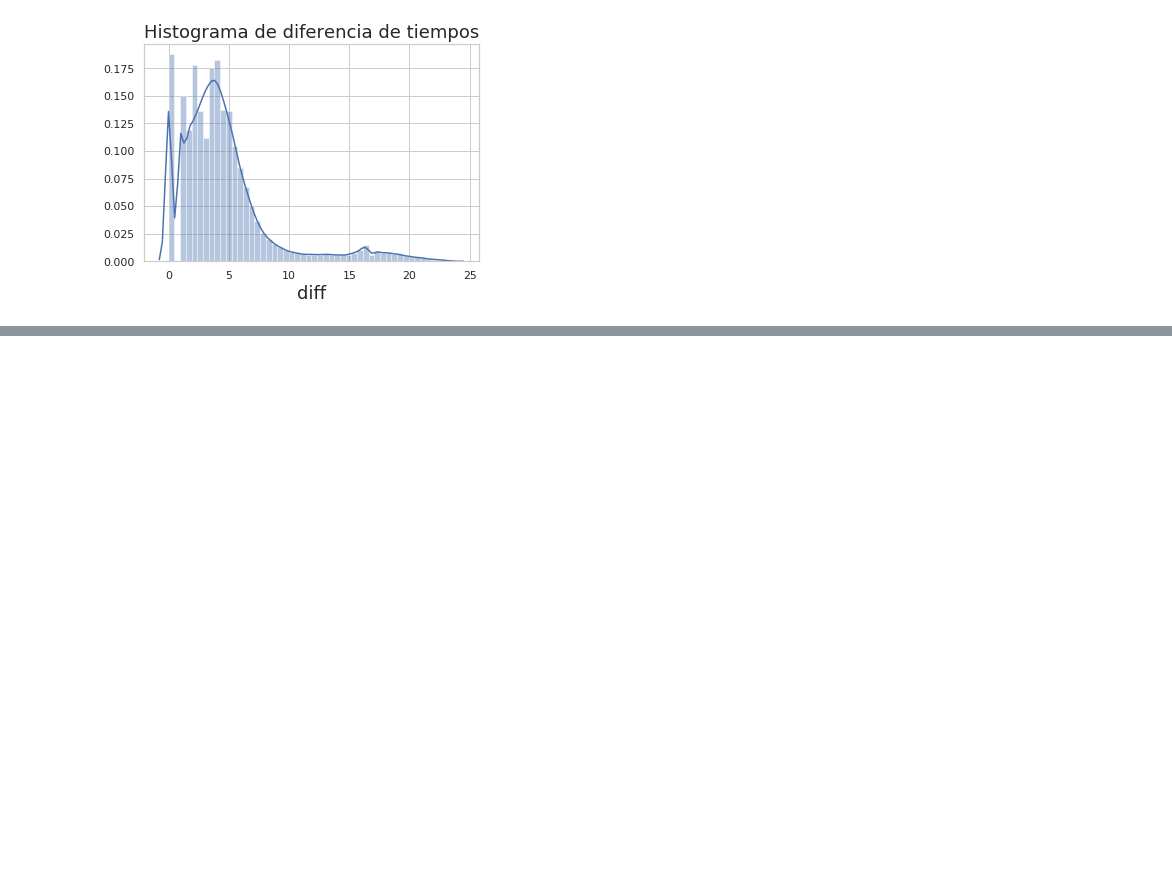
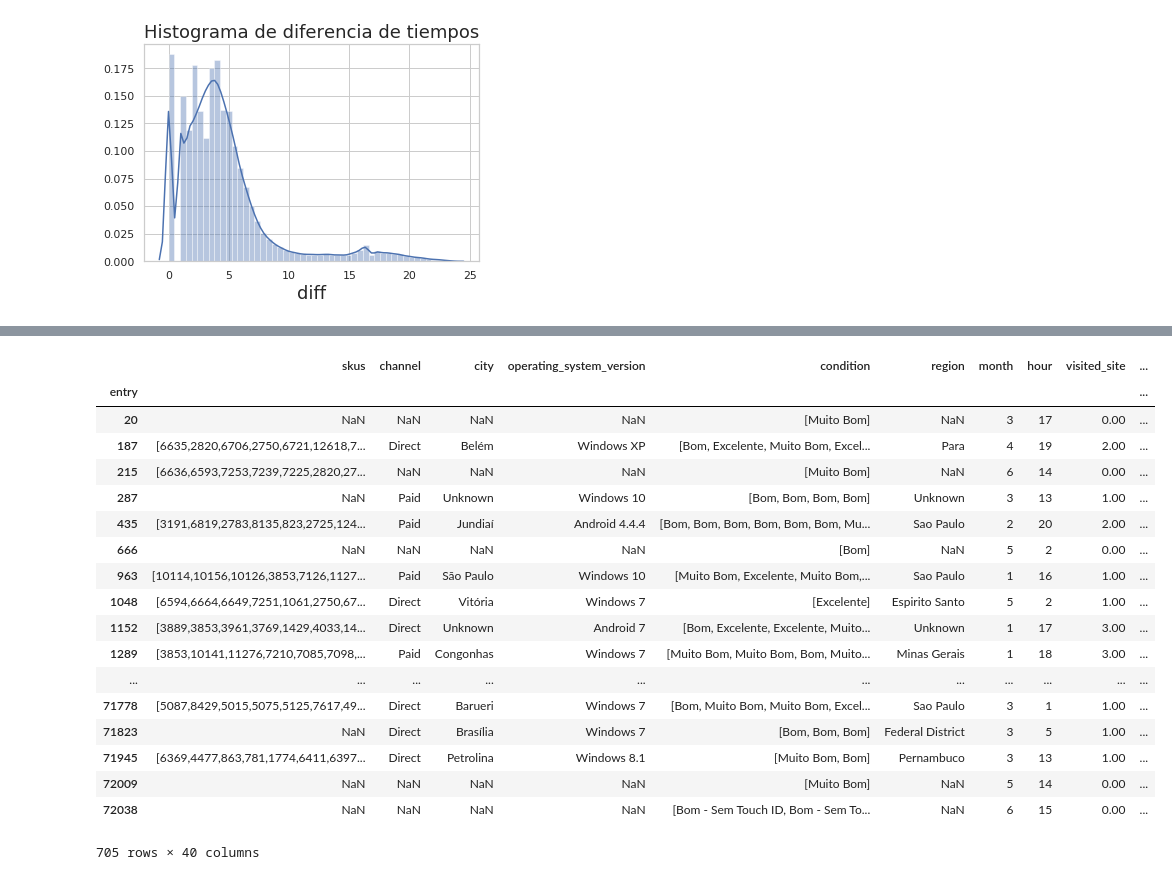
Before and after one commit to MartinCohen98/OrganizacionDeDatosTP1, a Jupyter notebook: notebook_tp.ipynb, the cells around one changed output, grey strips where cells are left out. Saved outputs shown, nothing was run; the diff lists cells and outputs as text; code cells hidden in the pictures; blank space fills up the shorter version.

Commit message:
dataframe con retencion entrydf

```diff
--- a/notebook_tp.ipynb
+++ b/notebook_tp.ipynb
@@ -327,0 +410,36 @@ ad_campaign_hit_df['url'].value_counts()
+# %%
+def ya_compro(df):
+    lista = []
+    for i in range(1, len(df.index)):
+        lista[i] = (df['conversion'][i] > 0)
+    for i in range(1, len(df.index)):
+        lista[i] = (lista[i-1]) & (not df['newperson'][i])
+    return lista
+
+entrydf['already_buyed'] = (entrydf['conversion'] > 0)
+entrydf['already_buyed'] = entrydf.groupby('person')['already_buyed'].cumsum()
+entrydf['already_buyed'] = (entrydf['already_buyed'] > 0) & (entrydf['already_buyed'].shift(1) > 0)
+entrydf['first_convertion'] = ((entrydf['retention'] == 'conversion') | (entrydf['retention'] == 'multiple_conversions')) & (entrydf['already_buyed'] == False)
+
+entrydf.loc[entrydf['person'] == '00204059']
+entrydf.loc[(entrydf['first_convertion'] == True)]
+# %% [output]
+|  | skus | channel | city | operating_system_version | condition | region | month | hour | visited_site | ... |
+| entry |  |  |  |  |  |  |  |  |  | ... |
+| 20 | NaN | NaN | NaN | NaN | [Muito Bom] | NaN | 3 | 17 | 0.00 | ... |
+| 187 | [6635,2820,6706,2750,6721,12618,7... | Direct | Belém | Windows XP | [Bom, Excelente, Muito Bom, Excel... | Para | 4 | 19 | 2.00 | ... |
+| 215 | [6636,6593,7253,7239,7225,2820,27... | NaN | NaN | NaN | [Muito Bom] | NaN | 6 | 14 | 0.00 | ... |
+| 287 | NaN | Paid | Unknown | Windows 10 | [Bom, Bom, Bom, Bom] | Unknown | 3 | 13 | 1.00 | ... |
+| 435 | [3191,6819,2783,8135,823,2725,124... | Paid | Jundiaí | Android 4.4.4 | [Bom, Bom, Bom, Bom, Bom, Bom, Mu... | Sao Paulo | 2 | 20 | 2.00 | ... |
+| 666 | NaN | NaN | NaN | NaN | [Bom] | NaN | 5 | 2 | 0.00 | ... |
+| 963 | [10114,10156,10126,3853,7126,1127... | Paid | São Paulo | Windows 10 | [Muito Bom, Excelente, Muito Bom,... | Sao Paulo | 1 | 16 | 1.00 | ... |
+| 1048 | [6594,6664,6649,7251,1061,2750,67... | Direct | Vitória | Windows 7 | [Excelente] | Espirito Santo | 5 | 2 | 1.00 | ... |
+| 1152 | [3889,3853,3961,3769,1429,4033,14... | Direct | Unknown | Android 7 | [Bom, Excelente, Excelente, Muito... | Unknown | 1 | 17 | 3.00 | ... |
+| 1289 | [3853,10141,11276,7210,7085,7098,... | Paid | Congonhas | Windows 7 | [Muito Bom, Muito Bom, Bom, Muito... | Minas Gerais | 1 | 18 | 3.00 | ... |
+| ... | ... | ... | ... | ... | ... | ... | ... | ... | ... | ... |
+| 71778 | [5087,8429,5015,5075,5125,7617,49... | Direct | Barueri | Windows 7 | [Bom, Muito Bom, Muito Bom, Excel... | Sao Paulo | 3 | 1 | 1.00 | ... |
+| 71823 | NaN | Direct | Brasília | Windows 7 | [Bom, Bom, Bom] | Federal District | 3 | 5 | 1.00 | ... |
+| 71945 | [6369,4477,863,781,1774,6411,6397... | Direct | Petrolina | Windows 8.1 | [Muito Bom, Bom] | Pernambuco | 3 | 13 | 1.00 | ... |
+| 72009 | NaN | NaN | NaN | NaN | [Muito Bom] | NaN | 5 | 14 | 0.00 | ... |
+| 72038 | NaN | NaN | NaN | NaN | [Bom - Sem Touch ID, Bom - Sem To... | NaN | 6 | 15 | 0.00 | ... |
+705 rows × 40 columns
```
Also changed, not shown: parts of 7 cells of this notebook.
